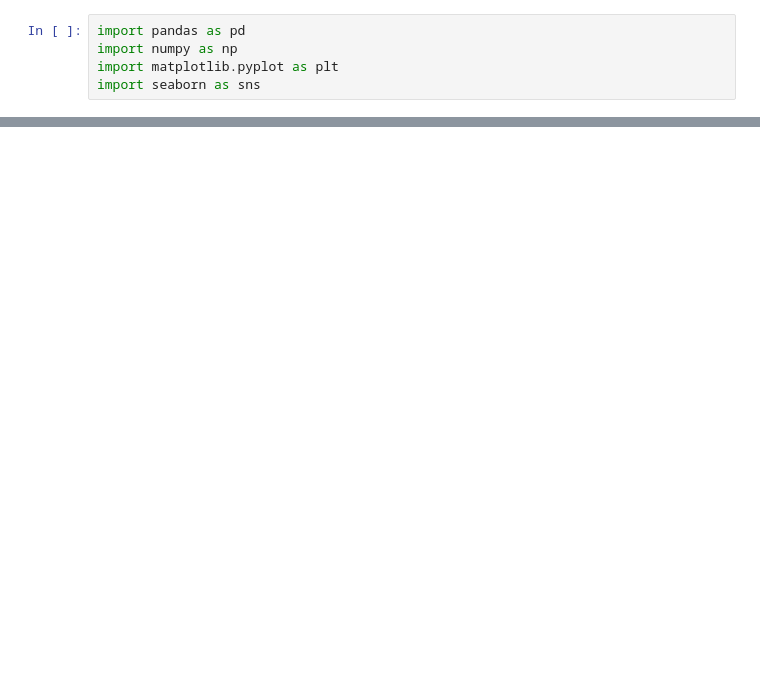
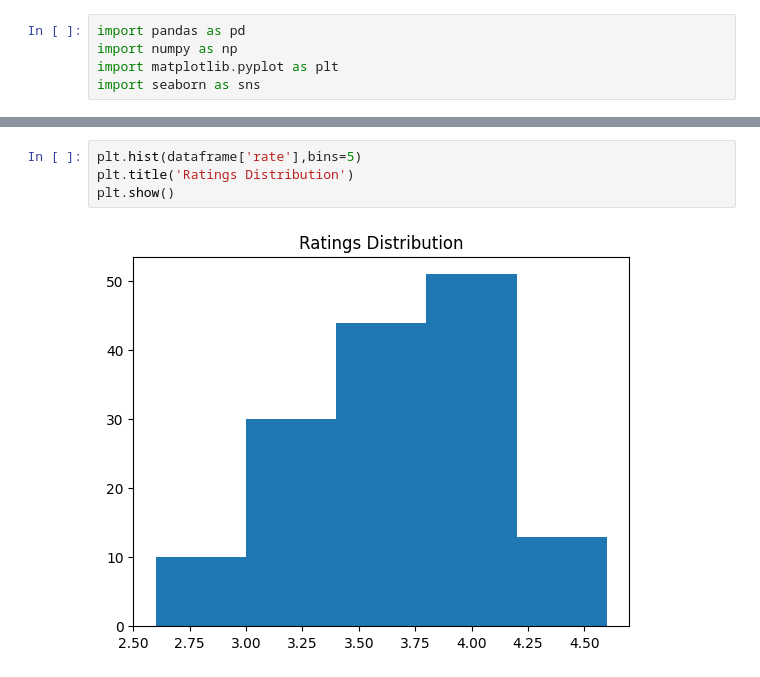
Before and after one commit to Acqulenesara/Zomato-Data-Analysis, a Jupyter notebook: Untitled-1.ipynb, the cells around one changed output, grey strips where cells are left out. Cells and saved outputs as stored; diff of their text form; blank space fills up the shorter version.

```diff
--- a/Untitled-1.ipynb
+++ b/Untitled-1.ipynb
@@ -10,0 +81,6 @@ FileNotFoundError: [Errno 2] No such file or directory: 'Zomato data-.csv'
+# %%
+plt.hist(dataframe['rate'],bins=5)
+plt.title('Ratings Distribution')
+plt.show()
+# %% [output]
+[figure, added]
```
Also changed, not shown: parts of 9 cells of this notebook.
